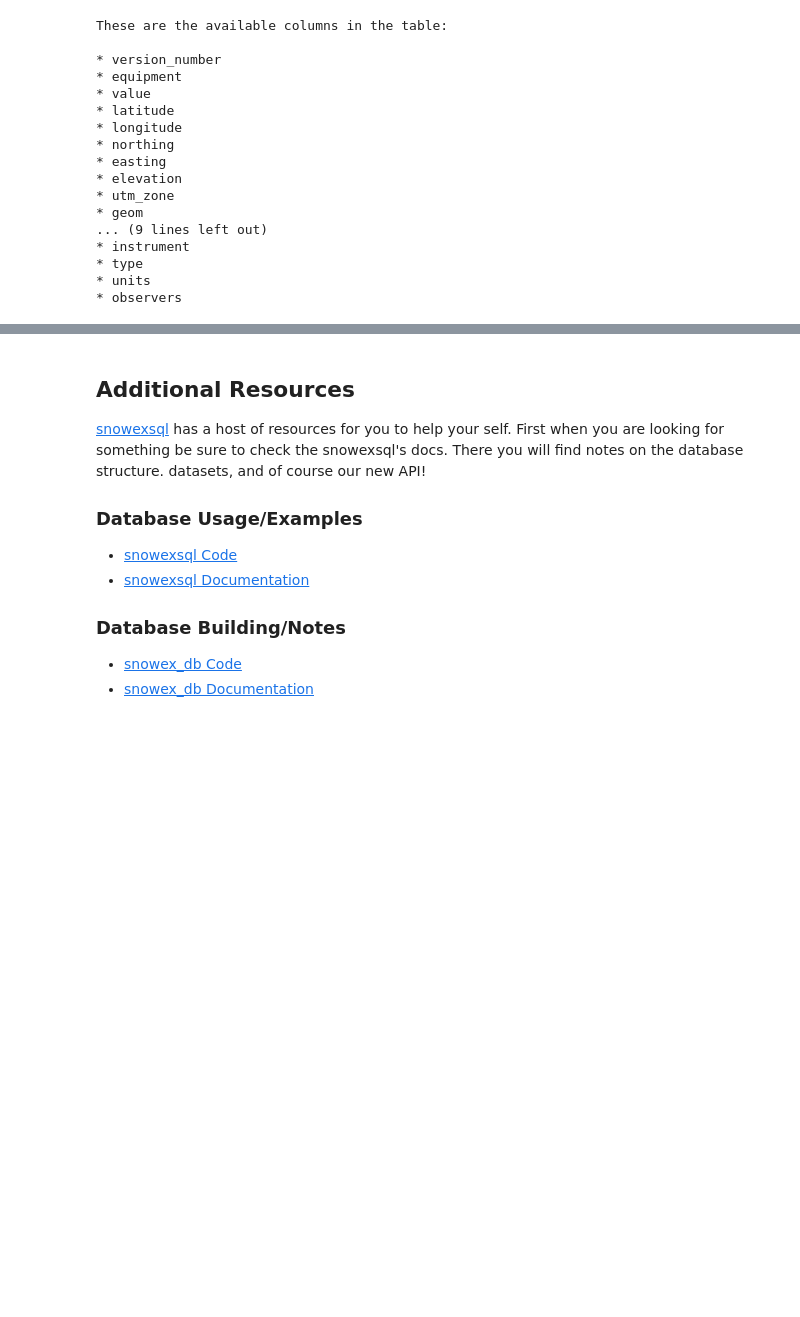
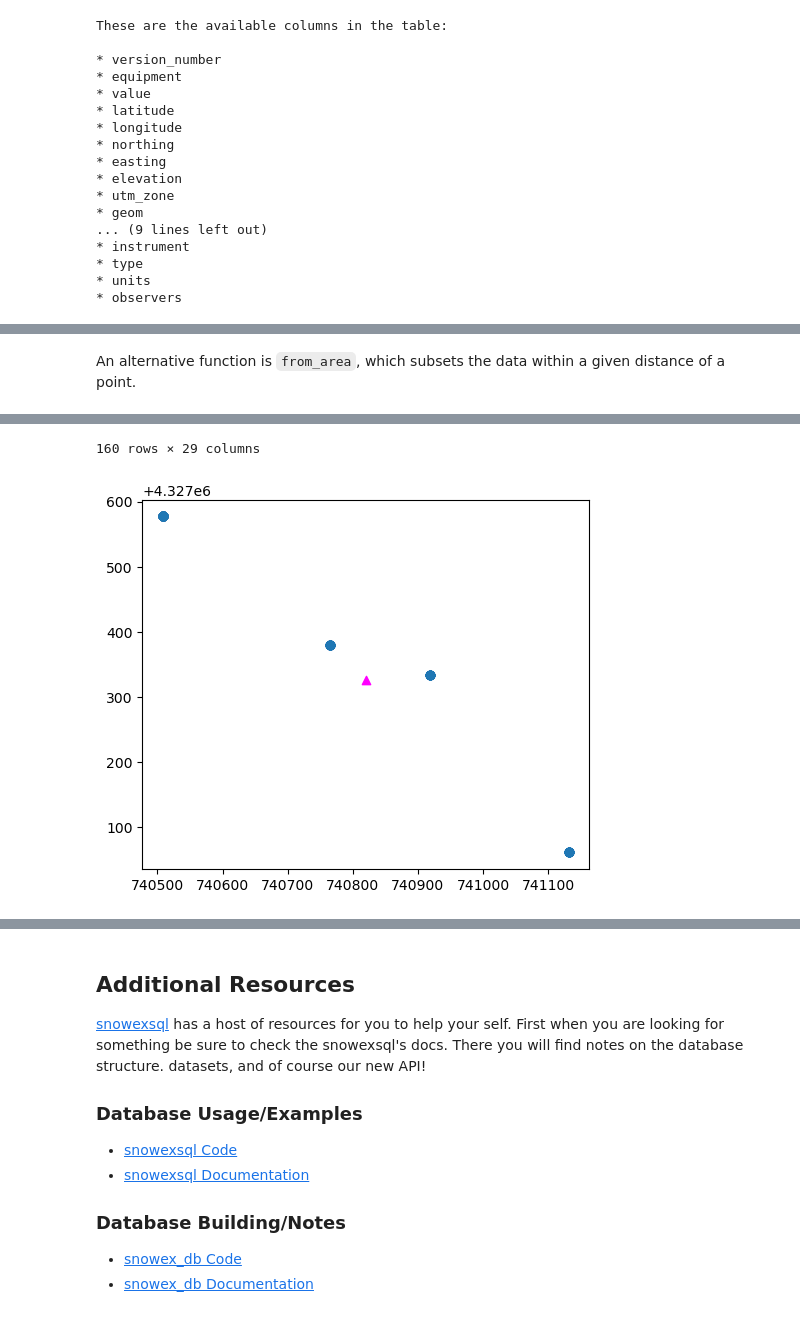
Before and after one commit to SnowEx/snow-cookbook, a Jupyter notebook: notebooks/snowex_database.ipynb, the cells around one changed output, grey strips where cells are left out. Saved outputs shown, nothing was run; the diff lists cells and outputs as text; code cells hidden in the pictures; blank space fills up the shorter version.

```diff
--- a/notebooks/snowex_database.ipynb
+++ b/notebooks/snowex_database.ipynb
@@ -120,0 +160,24 @@ These are the available columns in the table:
+# %% [markdown]
+An alternative function is `from_area`, which subsets the data within a given distance of a point.
+# %%
+# Import our api class
+import geopandas as gpd
+
+# import some gis functionality
+from shapely.geometry import Point
+
+# Find some SSA measurements within a distance of a known point
+pnt = Point(740820.624625,4.327326e+06)
+df = LayerMeasurements.from_area(pt=pnt, crs=26912, buffer=500,
+    type='specific_surface_area')
+
+# plot up the results
+ax = df.plot()
+
+# plot the site so we can see how close everything is.
+site = gpd.GeoDataFrame(geometry=[pnt], crs=26912)
+site.plot(ax=ax, marker='^', color='magenta')
+
+# show off the dataframe
+df
+# %% [output]
@@ -120,0 +196,2 @@ These are the available columns in the table:
+160 rows × 29 columns
+[figure, added]
```
Also changed, not shown: parts of 13 cells of this notebook.
